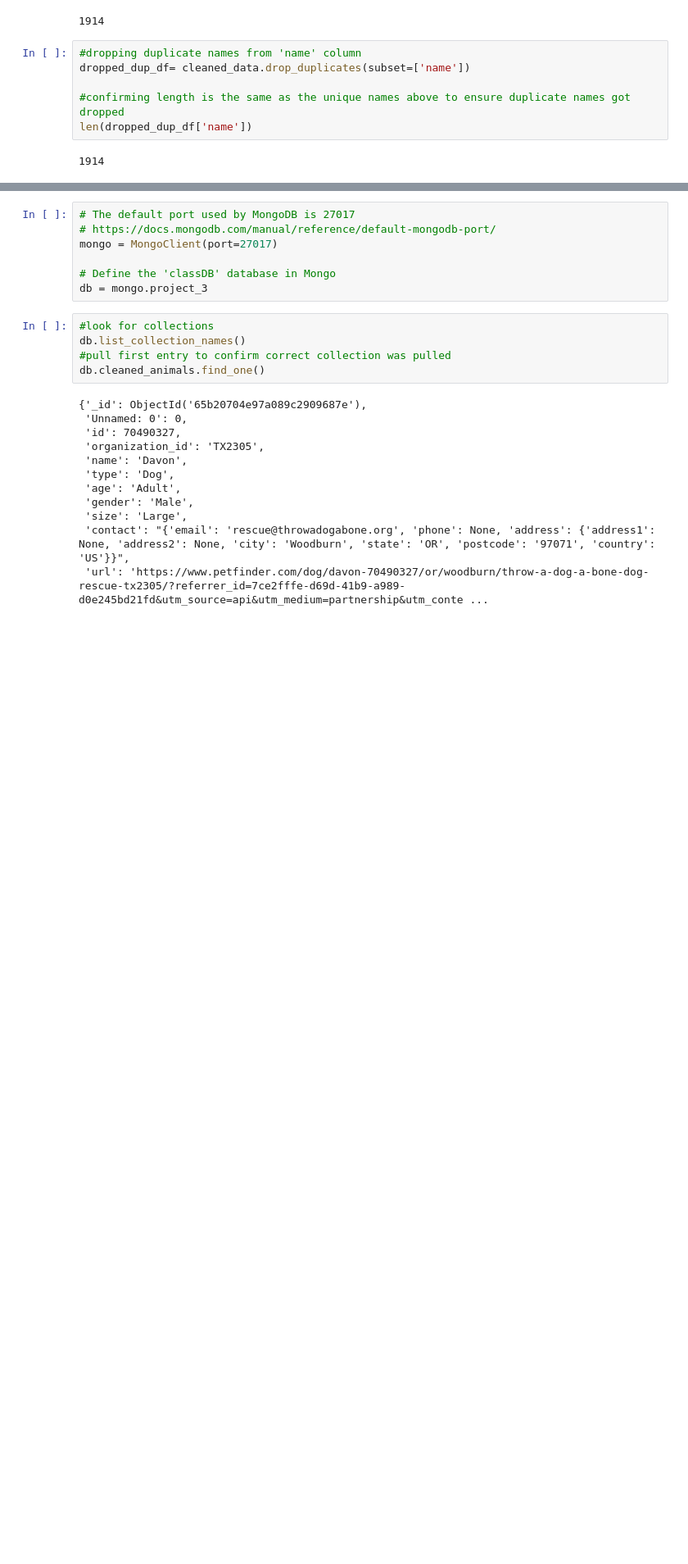
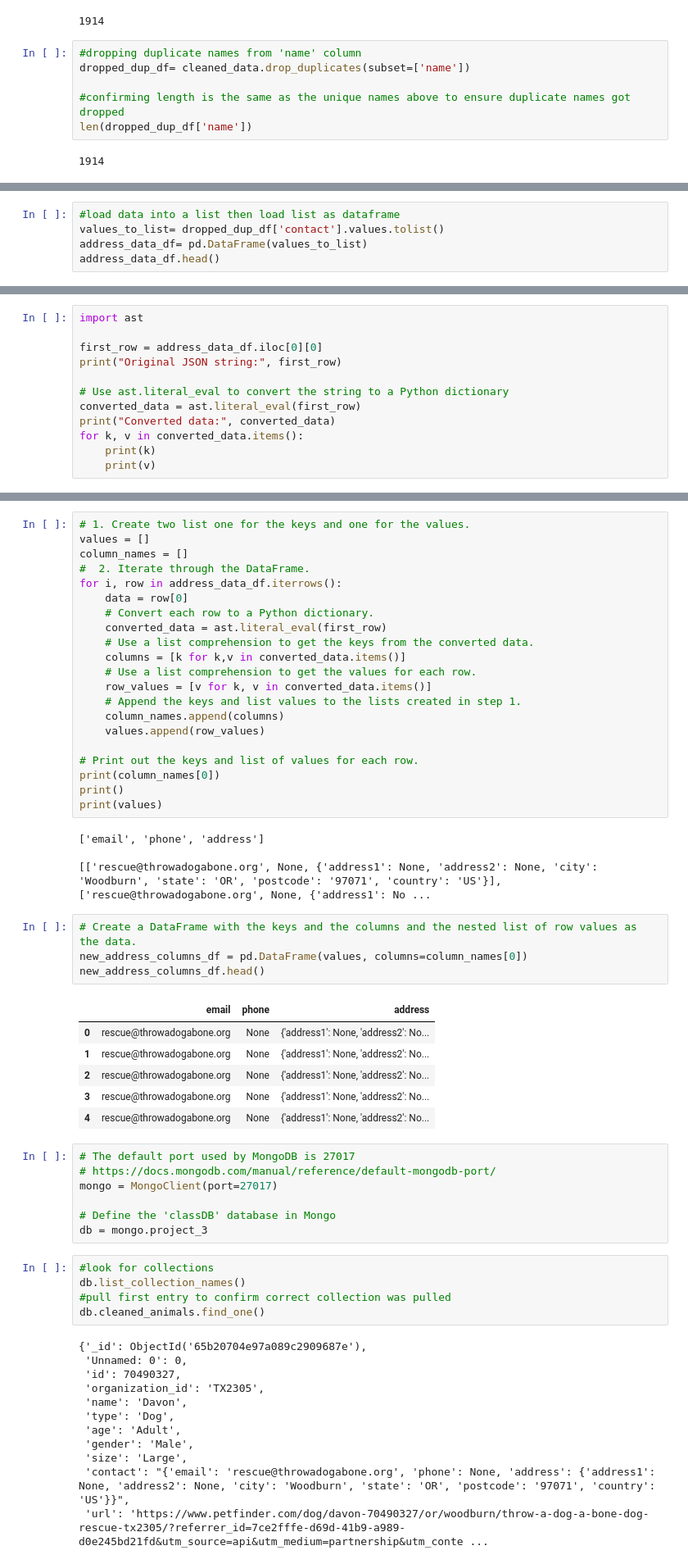
Before and after one commit to keniaoquendo/project_3, a Jupyter notebook: kenia's analysis/keniaproject3test.ipynb, the cells around one changed output, grey strips where cells are left out. Shown at 82% size. Saved outputs shown, nothing was run; the diff lists cells and outputs as text; blank space fills up the shorter version.

```diff
--- a/kenia's analysis/keniaproject3test.ipynb
+++ b/kenia's analysis/keniaproject3test.ipynb
@@ -246,0 +228,5 @@ TypeError: string indices must be integers, not 'str'
+# %%
+#load data into a list then load list as dataframe
+values_to_list= dropped_dup_df['contact'].values.tolist()
+address_data_df= pd.DataFrame(values_to_list)
+address_data_df.head()
@@ -246,0 +259,12 @@ TypeError: string indices must be integers, not 'str'
+# %%
+import ast
+
+first_row = address_data_df.iloc[0][0]
+print("Original JSON string:", first_row)
+
+# Use ast.literal_eval to convert the string to a Python dictionary
+converted_data = ast.literal_eval(first_row)
+print("Converted data:", converted_data)
+for k, v in converted_data.items():
+    print(k)
+    print(v)
@@ -247,3 +280,39 @@ TypeError: string indices must be integers, not 'str'
+# %%
+# 1. Create two list one for the keys and one for the values.
+values = []
+column_names = []
+#  2. Iterate through the DataFrame.
+for i, row in address_data_df.iterrows():
+    data = row[0]
+    # Convert each row to a Python dictionary.
+    converted_data = ast.literal_eval(first_row)
+    # Use a list comprehension to get the keys from the converted data.
+    columns = [k for k,v in converted_data.items()]
+    # Use a list comprehension to get the values for each row.
+    row_values = [v for k, v in converted_data.items()]
+    # Append the keys and list values to the lists created in step 1.
+    column_names.append(columns)
+    values.append(row_values)
+
+# Print out the keys and list of values for each row.
+print(column_names[0])
+print()
+print(values)
+# %% [output]
+['email', 'phone', 'address']
+
+[['rescue@throwadogabone.org', None, {'address1': None, 'address2': None, 'city': 'Woodburn', 'state': 'OR', 'postcode': '97071', 'country': 'US'}], ['rescue@throwadogabone.org', None, {'address1': No ...
+# %%
+# Create a DataFrame with the keys and the columns and the nested list of row values as the data.
+new_address_columns_df = pd.DataFrame(values, columns=column_names[0])
+new_address_columns_df.head()
+# %% [output]
+|  | email | phone | address |
+| 0 | rescue@throwadogabone.org | None | {'address1': None, 'address2': No... |
+| 1 | rescue@throwadogabone.org | None | {'address1': None, 'address2': No... |
+| 2 | rescue@throwadogabone.org | None | {'address1': None, 'address2': No... |
+| 3 | rescue@throwadogabone.org | None | {'address1': None, 'address2': No... |
+| 4 | rescue@throwadogabone.org | None | {'address1': None, 'address2': No... |
 # %%
 # The default port used by MongoDB is 27017
 # https://docs.mongodb.com/manual/reference/default-mongodb-port/
```
Also changed, not shown: parts of 9 cells of this notebook, 1 other file.
